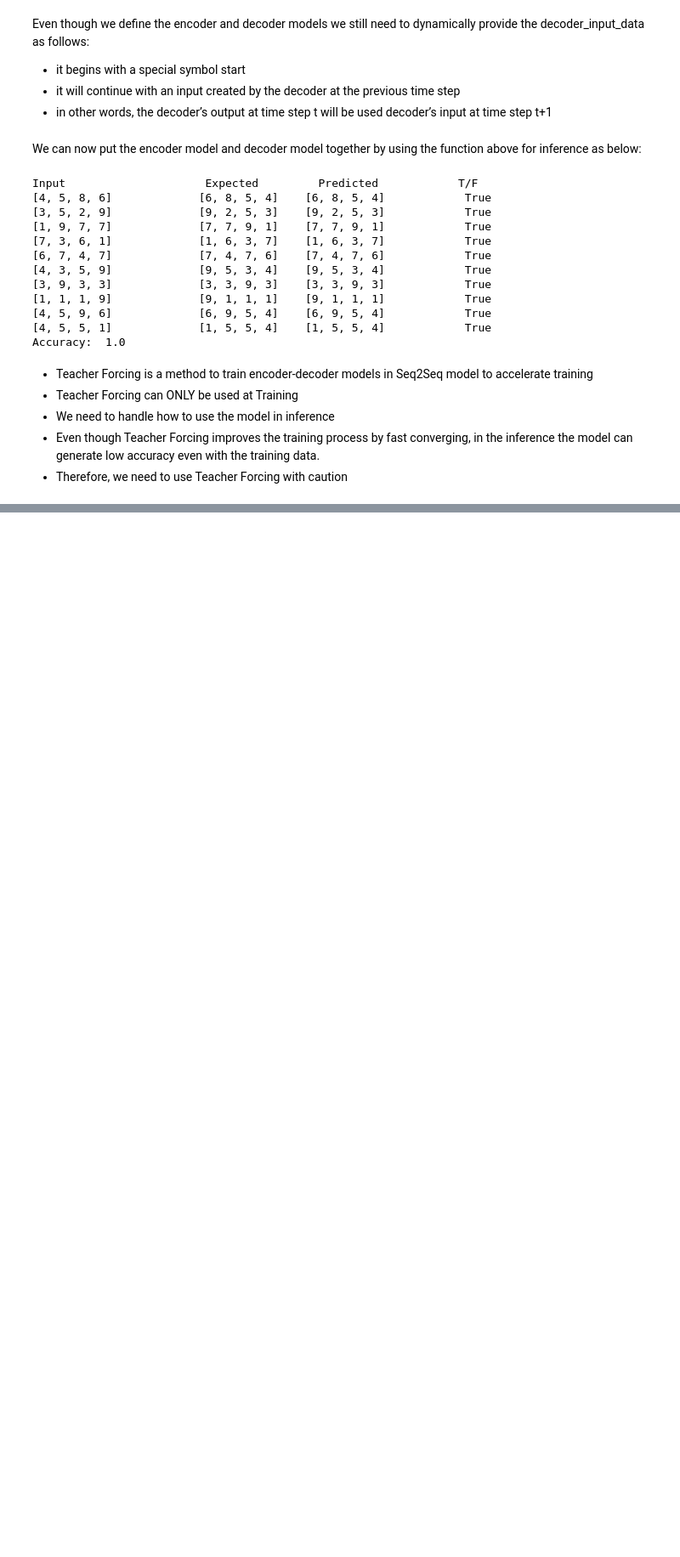
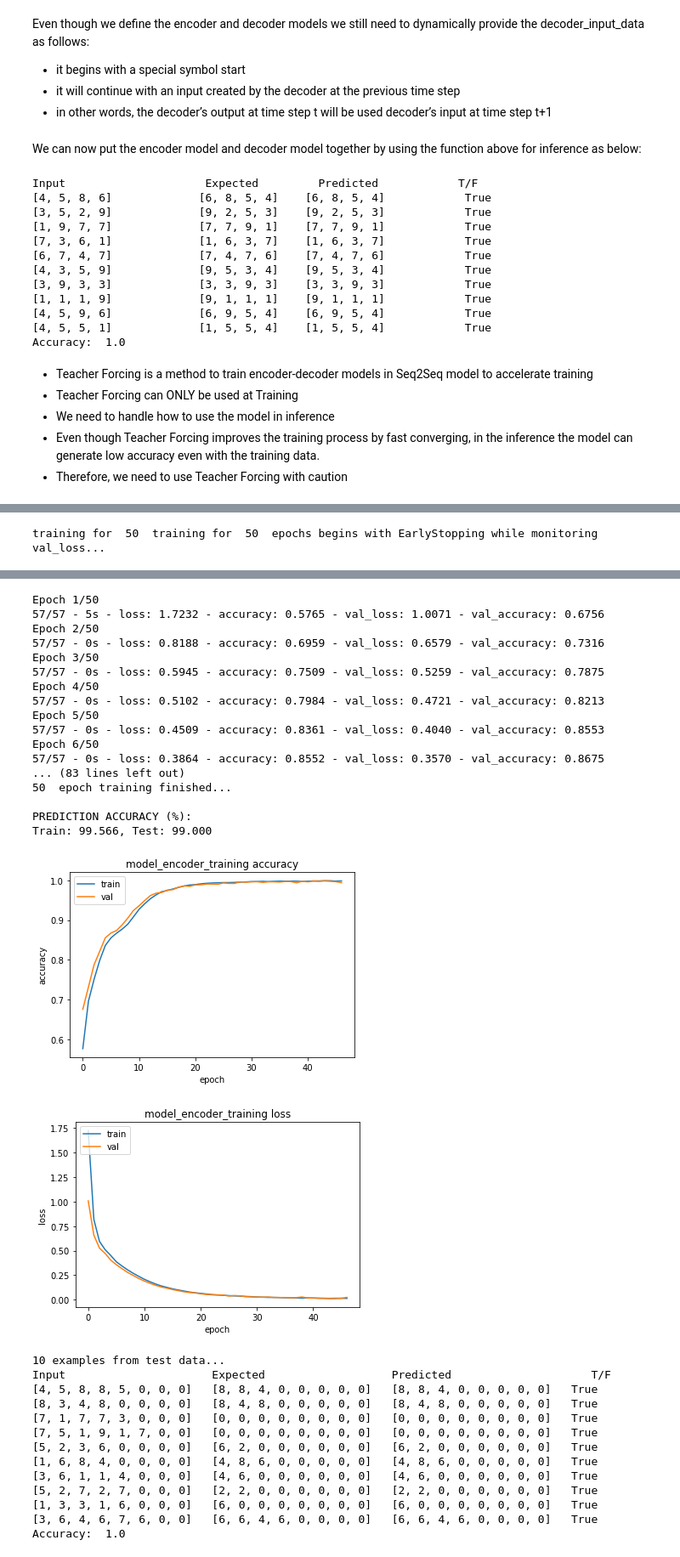
Before and after one commit to AdirthaBorgohain/All-You-Need-To-Know-About-Seq2Seq-Models, a Jupyter notebook: seq2seq_models.ipynb, the cells around one changed output, grey strips where cells are left out. Shown at 85% size. Saved outputs shown, nothing was run; the diff lists cells and outputs as text; code cells hidden in the pictures; blank space fills up the shorter version.

```diff
--- a/seq2seq_models.ipynb
+++ b/seq2seq_models.ipynb
@@ -1461,0 +1669,10 @@ Accuracy:  1.0
+# %%
+X_test_padded = pad_sequences(X_test, maxlen= max_input_sequence, padding='post',
+                              value=[1, 0, 0, 0, 0, 0, 0, 0, 0, 0])
+print("X_test shape: ",X_test.shape)
+print("X_test_padded shape: ",X_test_padded.shape)
+
+y_test_padded = pad_sequences(y_test, maxlen= max_output_sequence, padding='post',
+                              value=[1, 0, 0, 0, 0, 0, 0, 0, 0, 0])
+print("y_test shape: ",y_test.shape)
+print("y_test_padded shape: ",y_test_padded.shape)
@@ -1461,0 +1732,24 @@ Accuracy:  1.0
+# %%
+# Prepare Train data set
+encoder_input_data = X_train_padded.copy()
+decoder_target_data = y_train_padded.copy()
+decoder_input_data = decoder_target_data.copy()
+for i, samples in enumerate(decoder_target_data):
+    seq = one_hot_decode(samples)
+    shifted = shift(seq, 1, cval=0)
+    decoder_input_data[i] = one_hot_encode(shifted,input_dimension)
+
+print("Data for Train")
+print('encoder_input_data (X): ', one_hot_decode(encoder_input_data[1]))
+print('decoder_input_data (teacher forcing): ', one_hot_decode(decoder_input_data[1]))
+print('decoder_target_data (y):', one_hot_decode(decoder_target_data[1]))
+print(encoder_input_data.shape)
+
+# Prepare Test data set
+encoder_input_test = X_test_padded.copy()
+decoder_target_test = y_test_padded.copy()
+decoder_input_test= decoder_target_test.copy()
+for i, samples in enumerate(decoder_target_test):
+    seq = one_hot_decode(samples)
+    shifted= shift(seq, 1, cval=0)
+    decoder_input_test[i] = one_hot_encode(shifted, input_dimension)
@@ -1461,0 +1831,6 @@ Accuracy:  1.0
+# %%
+train_test(model_encoder_training, [encoder_input_data, decoder_input_data], decoder_target_data ,
+           [encoder_input_test, decoder_input_test],
+           decoder_target_test, epochs=50, batch_size=64, patience=3, verbose=2)
+# %% [output]
+training for  50  training for  50  epochs begins with EarlyStopping while monitoring val_loss...
@@ -1461,0 +1839,32 @@ Accuracy:  1.0
+Epoch 1/50
+57/57 - 5s - loss: 1.7232 - accuracy: 0.5765 - val_loss: 1.0071 - val_accuracy: 0.6756
+Epoch 2/50
+57/57 - 0s - loss: 0.8188 - accuracy: 0.6959 - val_loss: 0.6579 - val_accuracy: 0.7316
+Epoch 3/50
+57/57 - 0s - loss: 0.5945 - accuracy: 0.7509 - val_loss: 0.5259 - val_accuracy: 0.7875
+Epoch 4/50
+57/57 - 0s - loss: 0.5102 - accuracy: 0.7984 - val_loss: 0.4721 - val_accuracy: 0.8213
+Epoch 5/50
+57/57 - 0s - loss: 0.4509 - accuracy: 0.8361 - val_loss: 0.4040 - val_accuracy: 0.8553
+Epoch 6/50
+57/57 - 0s - loss: 0.3864 - accuracy: 0.8552 - val_loss: 0.3570 - val_accuracy: 0.8675
+... (83 lines left out)
+50  epoch training finished...
+
+PREDICTION ACCURACY (%):
+Train: 99.566, Test: 99.000
+[figure, added]
+[figure, added]
+10 examples from test data...
+Input                      Expected                   Predicted                     T/F
+[4, 5, 8, 8, 5, 0, 0, 0]   [8, 8, 4, 0, 0, 0, 0, 0]   [8, 8, 4, 0, 0, 0, 0, 0]   True
+[8, 3, 4, 8, 0, 0, 0, 0]   [8, 4, 8, 0, 0, 0, 0, 0]   [8, 4, 8, 0, 0, 0, 0, 0]   True
+[7, 1, 7, 7, 3, 0, 0, 0]   [0, 0, 0, 0, 0, 0, 0, 0]   [0, 0, 0, 0, 0, 0, 0, 0]   True
+[7, 5, 1, 9, 1, 7, 0, 0]   [0, 0, 0, 0, 0, 0, 0, 0]   [0, 0, 0, 0, 0, 0, 0, 0]   True
+[5, 2, 3, 6, 0, 0, 0, 0]   [6, 2, 0, 0, 0, 0, 0, 0]   [6, 2, 0, 0, 0, 0, 0, 0]   True
+[1, 6, 8, 4, 0, 0, 0, 0]   [4, 8, 6, 0, 0, 0, 0, 0]   [4, 8, 6, 0, 0, 0, 0, 0]   True
+[3, 6, 1, 1, 4, 0, 0, 0]   [4, 6, 0, 0, 0, 0, 0, 0]   [4, 6, 0, 0, 0, 0, 0, 0]   True
+[5, 2, 7, 2, 7, 0, 0, 0]   [2, 2, 0, 0, 0, 0, 0, 0]   [2, 2, 0, 0, 0, 0, 0, 0]   True
+[1, 3, 3, 1, 6, 0, 0, 0]   [6, 0, 0, 0, 0, 0, 0, 0]   [6, 0, 0, 0, 0, 0, 0, 0]   True
+[3, 6, 4, 6, 7, 6, 0, 0]   [6, 6, 4, 6, 0, 0, 0, 0]   [6, 6, 4, 6, 0, 0, 0, 0]   True
+Accuracy:  1.0
```
Also changed, not shown: parts of 30 cells of this notebook.
